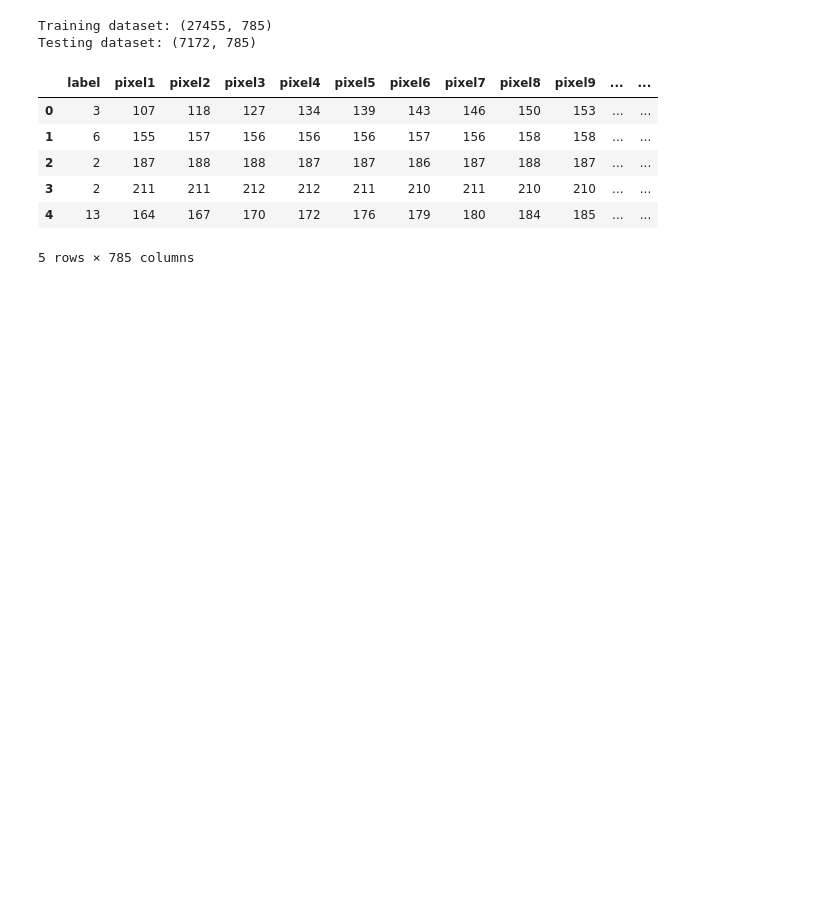
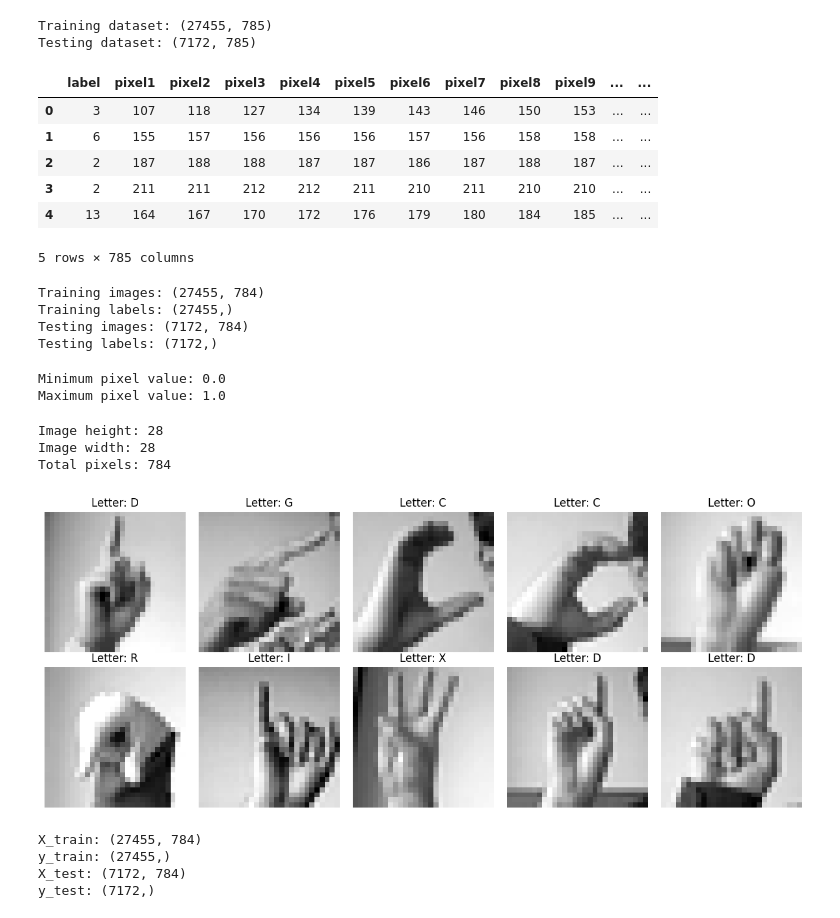
Before and after one commit to Mattchow041123/Sign-Language-Alphabet-Recognizer, a Jupyter notebook: Sign_Language_Alphabet_Recognizer.ipynb, the cells around one changed output. Saved outputs shown, nothing was run; the diff lists cells and outputs as text; code cells hidden in the pictures; blank space fills up the shorter version.

```diff
--- a/Sign_Language_Alphabet_Recognizer.ipynb
+++ b/Sign_Language_Alphabet_Recognizer.ipynb
@@ -124,3 +109,79 @@ Testing dataset: (7172, 785)
 | 3 | 2 | 211 | 211 | 212 | 212 | 211 | 210 | 211 | 210 | 210 | ... | ... |
 | 4 | 13 | 164 | 167 | 170 | 172 | 176 | 179 | 180 | 184 | 185 | ... | ... |
 5 rows × 785 columns
+# %%
+# Separate labels from image pixels
+
+X_train = train_data.drop('label', axis=1)
+y_train = train_data['label']
+
+X_test = test_data.drop('label', axis=1)
+y_test = test_data['label']
+
+print("Training images:", X_train.shape)
+print("Training labels:", y_train.shape)
+
+print("Testing images:", X_test.shape)
+print("Testing labels:", y_test.shape)
+# %% [output]
+Training images: (27455, 784)
+Training labels: (27455,)
+Testing images: (7172, 784)
+Testing labels: (7172,)
+# %%
+# Normalize pixel values
+
+X_train = X_train / 255.0
+X_test = X_test / 255.0
+
+print("Minimum pixel value:", X_train.min().min())
+print("Maximum pixel value:", X_train.max().max())
+# %% [output]
+Minimum pixel value: 0.0
+Maximum pixel value: 1.0
+# %%
+print("Image height: 28")
+print("Image width: 28")
+print("Total pixels:", 28 * 28)
+# %% [output]
+Image height: 28
+Image width: 28
+Total pixels: 784
+# %%
+
+import matplotlib.pyplot as plt
+import numpy as np
+
+# Convert numerical labels into alphabet letters
+def label_to_letter(label):
+    if label >= 9:
+        label += 1
+    return chr(label + 65)
+
+# Display 10 random training images
+plt.figure(figsize=(12, 5))
+
+for i in range(10):
+    image = X_train.iloc[i].values.reshape(28, 28)
+    label = y_train.iloc[i]
+
+    plt.subplot(2, 5, i + 1)
+    plt.imshow(image, cmap='gray')
+    plt.title("Letter: " + label_to_letter(label))
+    plt.axis('off')
+
+plt.tight_layout()
+plt.show()
+# %% [output]
+[figure, added]
+# %%
+print("X_train:", X_train.shape)
+print("y_train:", y_train.shape)
+
+print("X_test:", X_test.shape)
+print("y_test:", y_test.shape)
+# %% [output]
+X_train: (27455, 784)
+y_train: (27455,)
+X_test: (7172, 784)
+y_test: (7172,)
```
Also changed, not shown: parts of 15 cells of this notebook.
